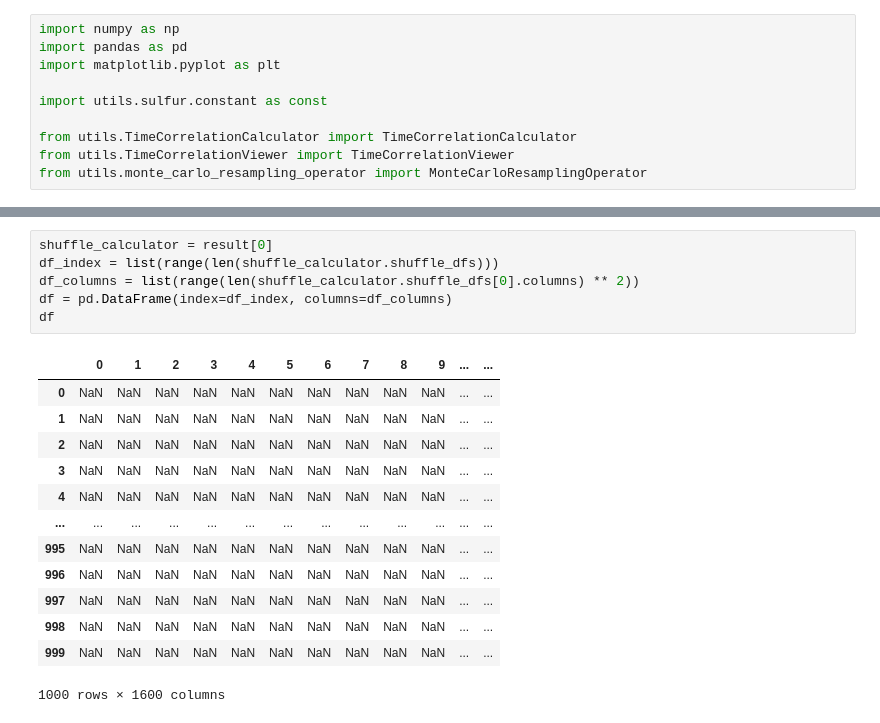
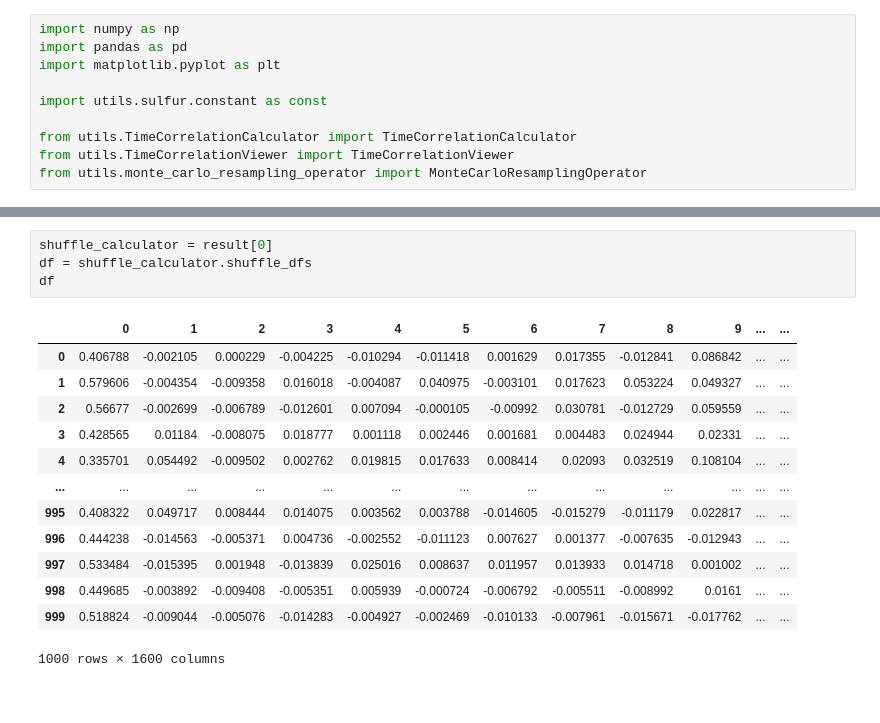
Before and after one commit to m11o/lablib-notebook, a Jupyter notebook: notebooks/sulfur/test_monte_corlo.ipynb, the cells around one changed output, grey strips where cells are left out. Cells and saved outputs as stored; diff of their text form.

```diff
--- a/notebooks/sulfur/test_monte_corlo.ipynb
+++ b/notebooks/sulfur/test_monte_corlo.ipynb
@@ -26,21 +26,19 @@ Wall time: 2min 24s
 <shuffle_time_correlation_calculator.ShuffleTimeCorrelationCalculator at 0x...>
 # %%
 shuffle_calculator = result[0]
-df_index = list(range(len(shuffle_calculator.shuffle_dfs)))
-df_columns = list(range(len(shuffle_calculator.shuffle_dfs[0].columns) ** 2))
-df = pd.DataFrame(index=df_index, columns=df_columns)
+df = shuffle_calculator.shuffle_dfs
 df
 # %% [output]
 |  | 0 | 1 | 2 | 3 | 4 | 5 | 6 | 7 | 8 | 9 | ... | ... |
-| 0 | NaN | NaN | NaN | NaN | NaN | NaN | NaN | NaN | NaN | NaN | ... | ... |
-| 1 | NaN | NaN | NaN | NaN | NaN | NaN | NaN | NaN | NaN | NaN | ... | ... |
-| 2 | NaN | NaN | NaN | NaN | NaN | NaN | NaN | NaN | NaN | NaN | ... | ... |
-| 3 | NaN | NaN | NaN | NaN | NaN | NaN | NaN | NaN | NaN | NaN | ... | ... |
-| 4 | NaN | NaN | NaN | NaN | NaN | NaN | NaN | NaN | NaN | NaN | ... | ... |
+| 0 | 0.406788 | -0.002105 | 0.000229 | -0.004225 | -0.010294 | -0.011418 | 0.001629 | 0.017355 | -0.012841 | 0.086842 | ... | ... |
+| 1 | 0.579606 | -0.004354 | -0.009358 | 0.016018 | -0.004087 | 0.040975 | -0.003101 | 0.017623 | 0.053224 | 0.049327 | ... | ... |
+| 2 | 0.56677 | -0.002699 | -0.006789 | -0.012601 | 0.007094 | -0.000105 | -0.00992 | 0.030781 | -0.012729 | 0.059559 | ... | ... |
+| 3 | 0.428565 | 0.01184 | -0.008075 | 0.018777 | 0.001118 | 0.002446 | 0.001681 | 0.004483 | 0.024944 | 0.02331 | ... | ... |
+| 4 | 0.335701 | 0.054492 | -0.009502 | 0.002762 | 0.019815 | 0.017633 | 0.008414 | 0.02093 | 0.032519 | 0.108104 | ... | ... |
 | ... | ... | ... | ... | ... | ... | ... | ... | ... | ... | ... | ... | ... |
-| 995 | NaN | NaN | NaN | NaN | NaN | NaN | NaN | NaN | NaN | NaN | ... | ... |
-| 996 | NaN | NaN | NaN | NaN | NaN | NaN | NaN | NaN | NaN | NaN | ... | ... |
-| 997 | NaN | NaN | NaN | NaN | NaN | NaN | NaN | NaN | NaN | NaN | ... | ... |
-| 998 | NaN | NaN | NaN | NaN | NaN | NaN | NaN | NaN | NaN | NaN | ... | ... |
-| 999 | NaN | NaN | NaN | NaN | NaN | NaN | NaN | NaN | NaN | NaN | ... | ... |
+| 995 | 0.408322 | 0.049717 | 0.008444 | 0.014075 | 0.003562 | 0.003788 | -0.014605 | -0.015279 | -0.011179 | 0.022817 | ... | ... |
+| 996 | 0.444238 | -0.014563 | -0.005371 | 0.004736 | -0.002552 | -0.011123 | 0.007627 | 0.001377 | -0.007635 | -0.012943 | ... | ... |
+| 997 | 0.533484 | -0.015395 | 0.001948 | -0.013839 | 0.025016 | 0.008637 | 0.011957 | 0.013933 | 0.014718 | 0.001002 | ... | ... |
+| 998 | 0.449685 | -0.003892 | -0.009408 | -0.005351 | 0.005939 | -0.000724 | -0.006792 | -0.005511 | -0.008992 | 0.0161 | ... | ... |
+| 999 | 0.518824 | -0.009044 | -0.005076 | -0.014283 | -0.004927 | -0.002469 | -0.010133 | -0.007961 | -0.015671 | -0.017762 | ... | ... |
 1000 rows × 1600 columns
```
Also changed, not shown: parts of 20 cells of this notebook.
